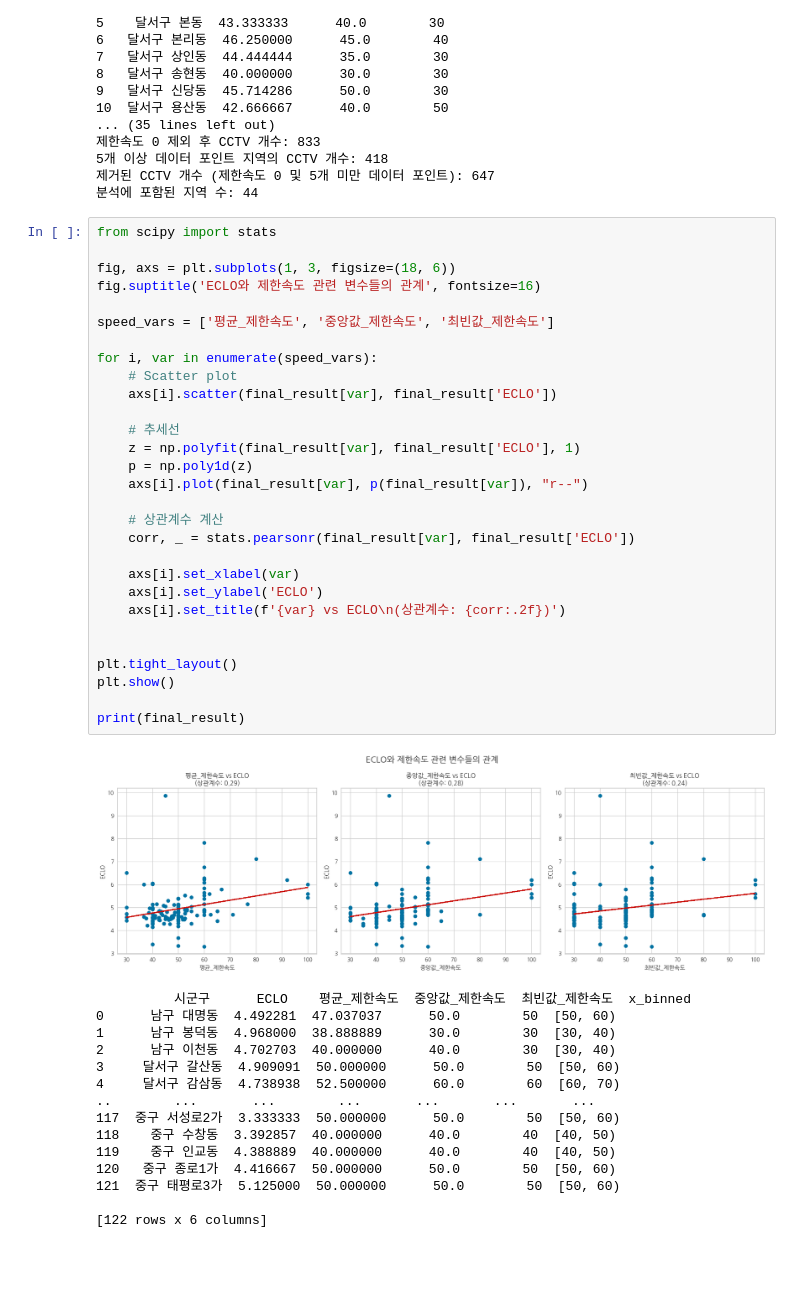
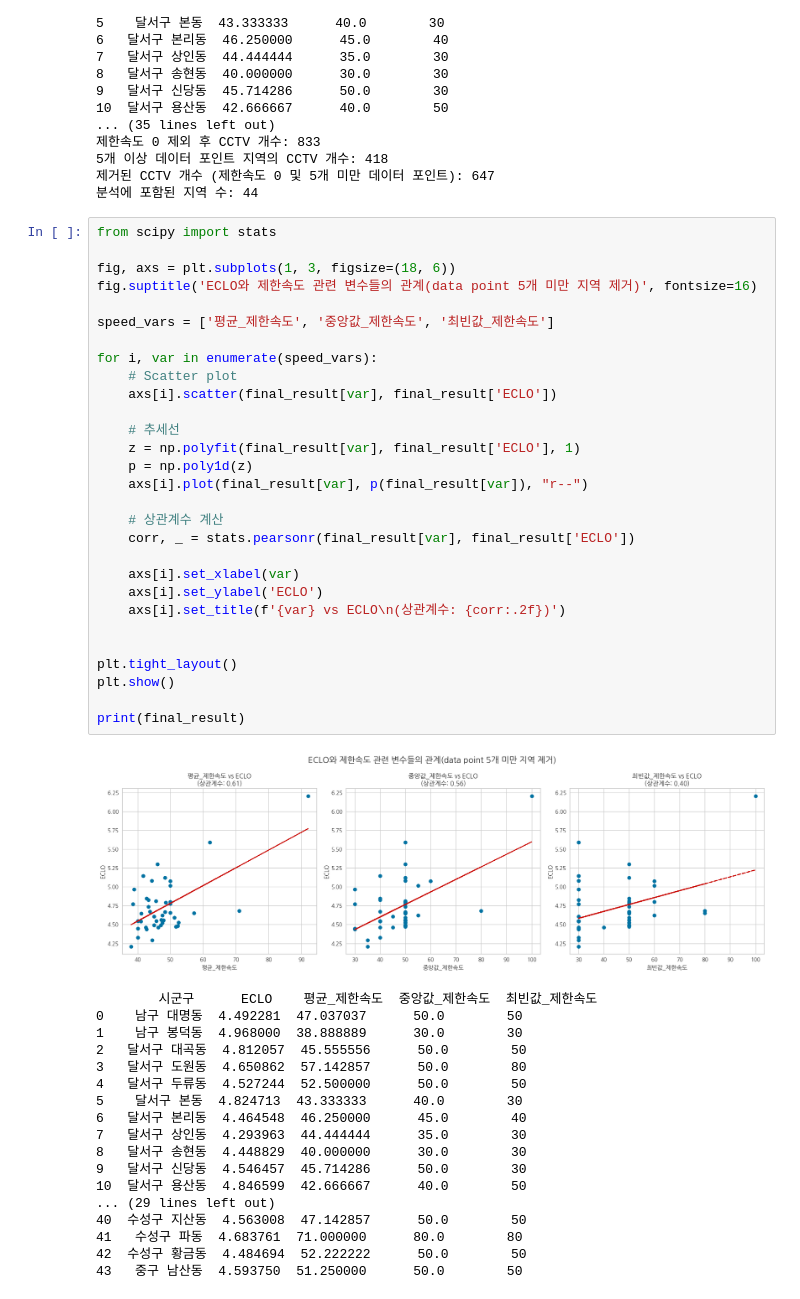
Before and after one commit to Boostcamp-AI-Tech-Recsys-team2/Prediction-of-Traffic-Accident-Victims-in-Daegu, a Jupyter notebook: EDA/EDA_geonhee.ipynb, the cells around one changed output. Cells and saved outputs as stored; diff of their text form; blank space fills up the shorter version.

```diff
--- a/EDA/EDA_geonhee.ipynb
+++ b/EDA/EDA_geonhee.ipynb
@@ -807,45 +803,48 @@ print(f"분석에 포함된 지역 수: {len(cctv_result)}")
 # %%
 from scipy import stats
 
 fig, axs = plt.subplots(1, 3, figsize=(18, 6))
-fig.suptitle('ECLO와 제한속도 관련 변수들의 관계', fontsize=16)
+fig.suptitle('ECLO와 제한속도 관련 변수들의 관계(data point 5개 미만 지역 제거)', fontsize=16)
 
 speed_vars = ['평균_제한속도', '중앙값_제한속도', '최빈값_제한속도']
 
 for i, var in enumerate(speed_vars):
     # Scatter plot
     axs[i].scatter(final_result[var], final_result['ECLO'])
 
     # 추세선
     z = np.polyfit(final_result[var], final_result['ECLO'], 1)
     p = np.poly1d(z)
     axs[i].plot(final_result[var], p(final_result[var]), "r--")
 
     # 상관계수 계산
     corr, _ = stats.pearsonr(final_result[var], final_result['ECLO'])
 
     axs[i].set_xlabel(var)
     axs[i].set_ylabel('ECLO')
     axs[i].set_title(f'{var} vs ECLO\n(상관계수: {corr:.2f})')
 
 
 plt.tight_layout()
 plt.show()
 
 print(final_result)
 # %% [output]
-[figure, old version]
+[figure, new version]
-          시군구      ECLO    평균_제한속도  중앙값_제한속도  최빈값_제한속도  x_binned
-0      남구 대명동  4.492281  47.037037      50.0        50  [50, 60)
-1      남구 봉덕동  4.968000  38.888889      30.0        30  [30, 40)
-2      남구 이천동  4.702703  40.000000      40.0        30  [30, 40)
-3     달서구 갈산동  4.909091  50.000000      50.0        50  [50, 60)
-4     달서구 감삼동  4.738938  52.500000      60.0        60  [60, 70)
-..        ...       ...        ...       ...       ...       ...
-117  중구 서성로2가  3.333333  50.000000      50.0        50  [50, 60)
-118    중구 수창동  3.392857  40.000000      40.0        40  [40, 50)
-119    중구 인교동  4.388889  40.000000      40.0        40  [40, 50)
-120   중구 종로1가  4.416667  50.000000      50.0        50  [50, 60)
-121  중구 태평로3가  5.125000  50.000000      50.0        50  [50, 60)
-
-[122 rows x 6 columns]
+        시군구      ECLO    평균_제한속도  중앙값_제한속도  최빈값_제한속도
+0    남구 대명동  4.492281  47.037037      50.0        50
+1    남구 봉덕동  4.968000  38.888889      30.0        30
+2   달서구 대곡동  4.812057  45.555556      50.0        50
+3   달서구 도원동  4.650862  57.142857      50.0        80
+4   달서구 두류동  4.527244  52.500000      50.0        50
+5    달서구 본동  4.824713  43.333333      40.0        30
+6   달서구 본리동  4.464548  46.250000      45.0        40
+7   달서구 상인동  4.293963  44.444444      35.0        30
+8   달서구 송현동  4.448829  40.000000      30.0        30
+9   달서구 신당동  4.546457  45.714286      50.0        30
+10  달서구 용산동  4.846599  42.666667      40.0        50
+... (29 lines left out)
+40  수성구 지산동  4.563008  47.142857      50.0        50
+41   수성구 파동  4.683761  71.000000      80.0        80
+42  수성구 황금동  4.484694  52.222222      50.0        50
+43   중구 남산동  4.593750  51.250000      50.0        50
```
Also changed, not shown: parts of 3 cells of this notebook.
